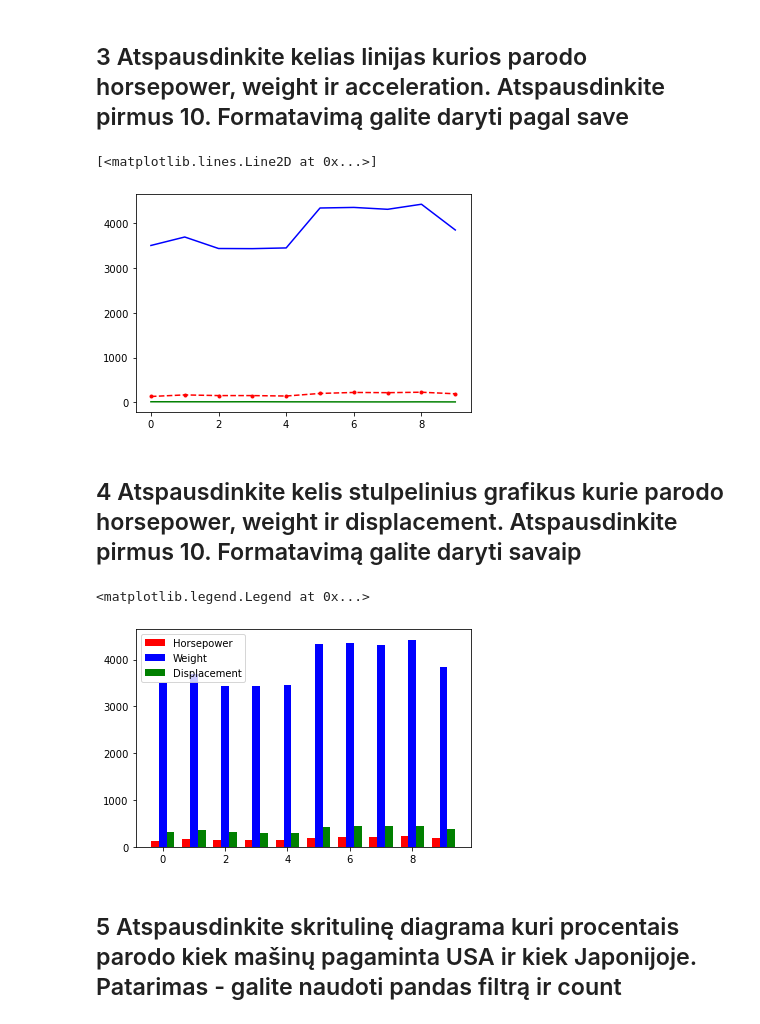
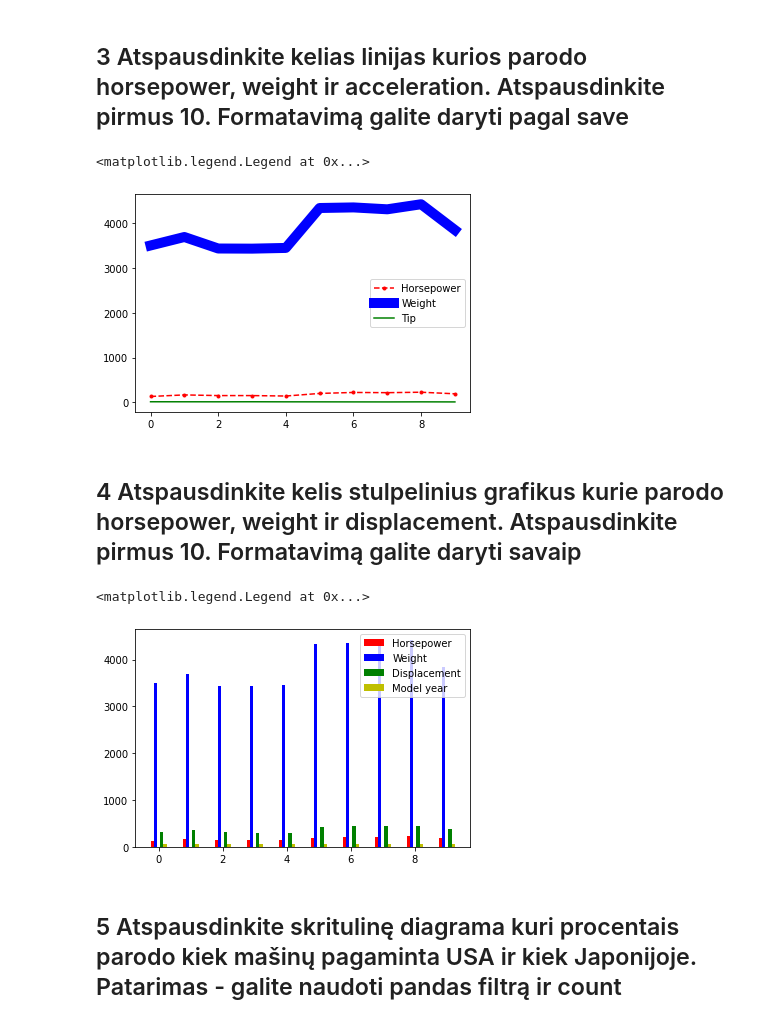
Before and after one commit to MantsSk/CA_Python, a Jupyter notebook: DataVisualisation/Matplotlib_uzduotys.ipynb, the cells around one changed output. Drawn from its saved outputs; the diff is of its cells as text; code cells hidden in the pictures.

```diff
--- a/DataVisualisation/Matplotlib_uzduotys.ipynb
+++ b/DataVisualisation/Matplotlib_uzduotys.ipynb
@@ -36,15 +48,44 @@ data.tail()
 # %% [markdown]
 ## 3 Atspausdinkite kelias linijas kurios parodo horsepower, weight ir acceleration. Atspausdinkite pirmus 10. Formatavimą galite daryti pagal save
 # %%
+import pandas as pd
+
+data = pd.read_csv('mpg.csv').head(10)
+horsepower = data['horsepower']
+weight = data['weight']
+acceleration = data['acceleration']
+
+plt.plot(horsepower, label="Horsepower", color="r", linestyle="--", marker=".")
+plt.plot(weight, label="Weight", color="b", linewidth=10)
+plt.plot(acceleration, label="Tip", color="g")
+
+plt.legend()
 # %% [output]
-[<matplotlib.lines.Line2D at 0x...>]
+<matplotlib.legend.Legend at 0x...>
-[figure, old version]
+[figure, new version]
 # %% [markdown]
 ## 4 Atspausdinkite kelis stulpelinius grafikus kurie parodo horsepower, weight ir displacement. Atspausdinkite pirmus 10. Formatavimą galite daryti savaip
 # %%
+import pandas as pd
+
+data = pd.read_csv('mpg.csv').head(10)
+
+horsepower = data['horsepower']
+weight = data['weight']
+displacement = data['displacement']
+model_year = data['model_year']
+
+width=0.1
+
+plt.bar(horsepower.index-width*2, horsepower, label="Horsepower", color="r", width=width)
+plt.bar(weight.index-width, weight, label="Weight", color="b", width=width)
+plt.bar(displacement.index+width, displacement, label="Displacement", color="g", width=width)
+plt.bar(model_year.index+width*2, model_year, label="Model year", color="y", width=width)
+
+plt.legend()
 # %% [output]
 <matplotlib.legend.Legend at 0x...>
-[figure, old version]
+[figure, new version]
 # %% [markdown]
 ## 5 Atspausdinkite skritulinę diagrama kuri procentais parodo kiek mašinų pagaminta USA ir kiek Japonijoje. Patarimas - galite naudoti pandas filtrą ir count
 # %%
```
Also changed, not shown: parts of 15 cells of this notebook, 5 other files.
